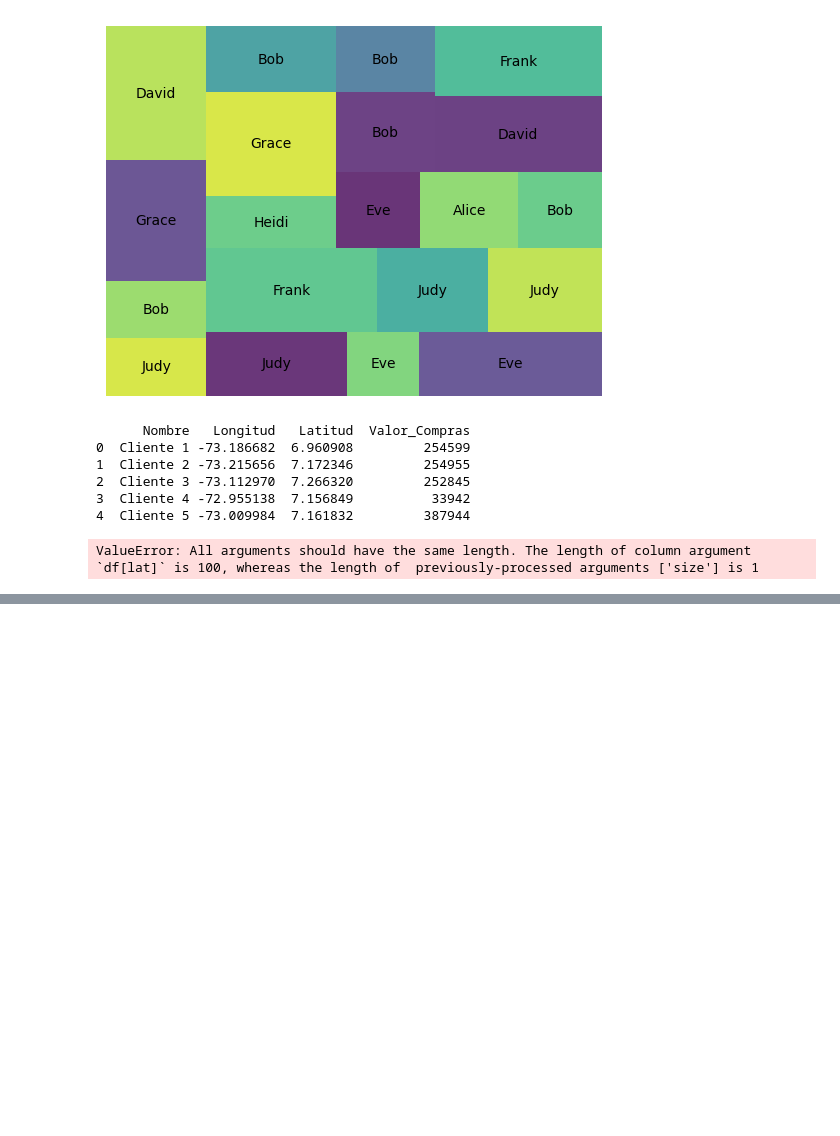
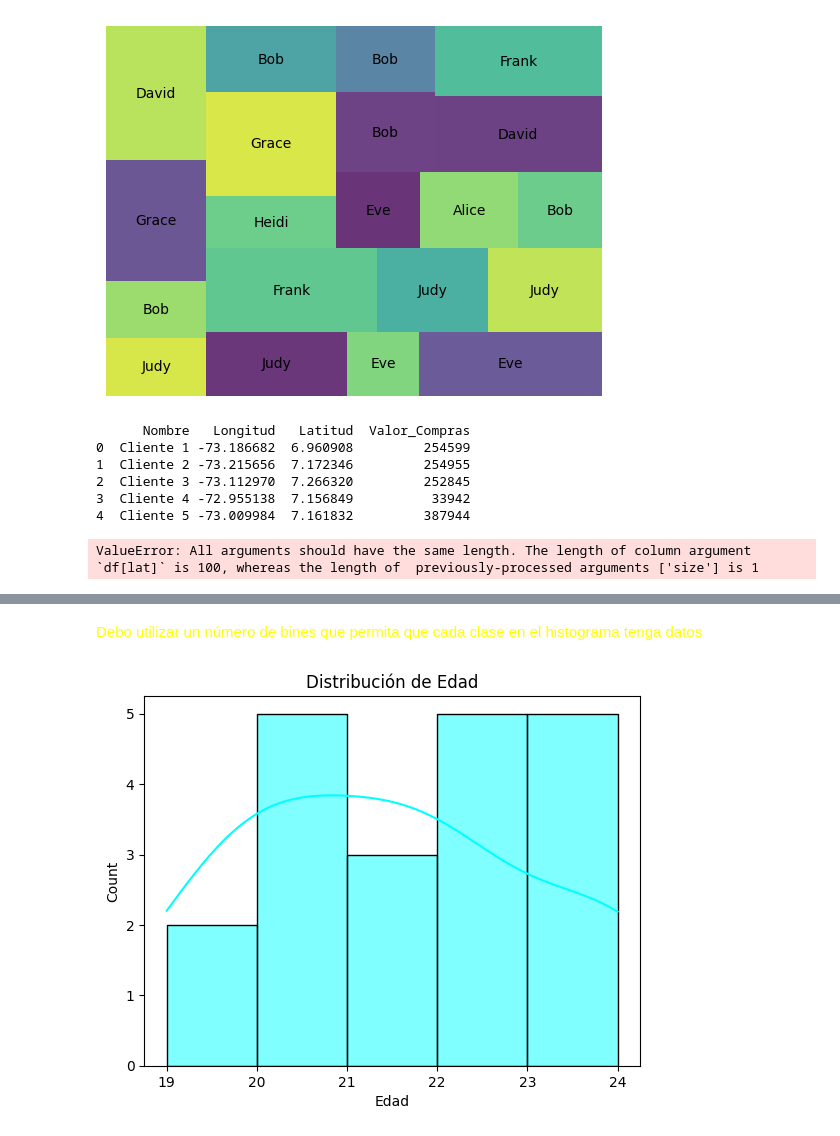
Before and after one commit to sergioc248/apuntes-inteligencia-artificial, a Jupyter notebook: Apuntes_EDA.ipynb, the cells around one changed output, grey strips where cells are left out. Cells and saved outputs as stored; diff of their text form; code cells hidden in the pictures; blank space fills up the shorter version.

```diff
--- a/Apuntes_EDA.ipynb
+++ b/Apuntes_EDA.ipynb
@@ -276,0 +457,8 @@ fig.show()
+# %% [markdown]
+<font color="yellow"> Debo utilizar un número de bines que permita que cada clase en el histograma tenga datos
+# %%
+sns.histplot(df['Edad'], bins=5, kde=True, color='aqua')
+plt.title("Distribución de Edad")
+plt.show()
+# %% [output]
+[figure, added]
```
Also changed, not shown: parts of 33 cells of this notebook.
